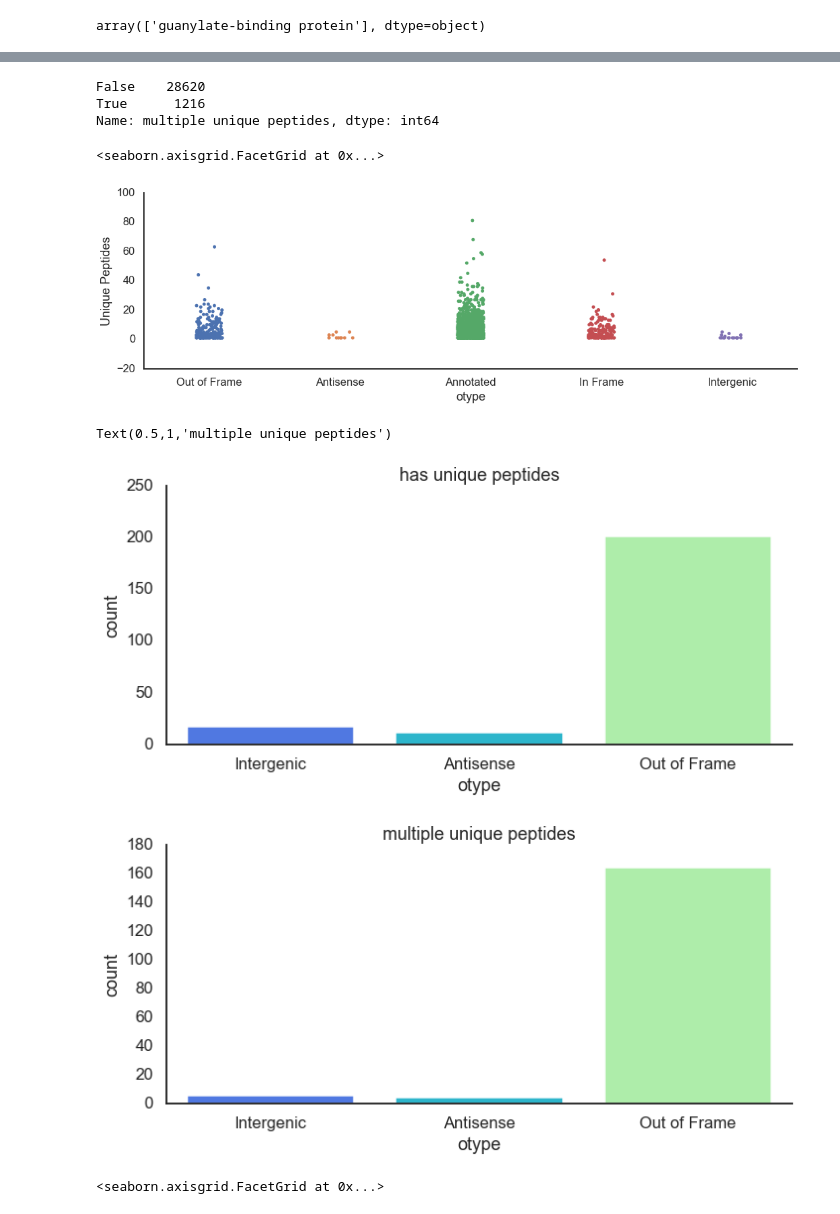
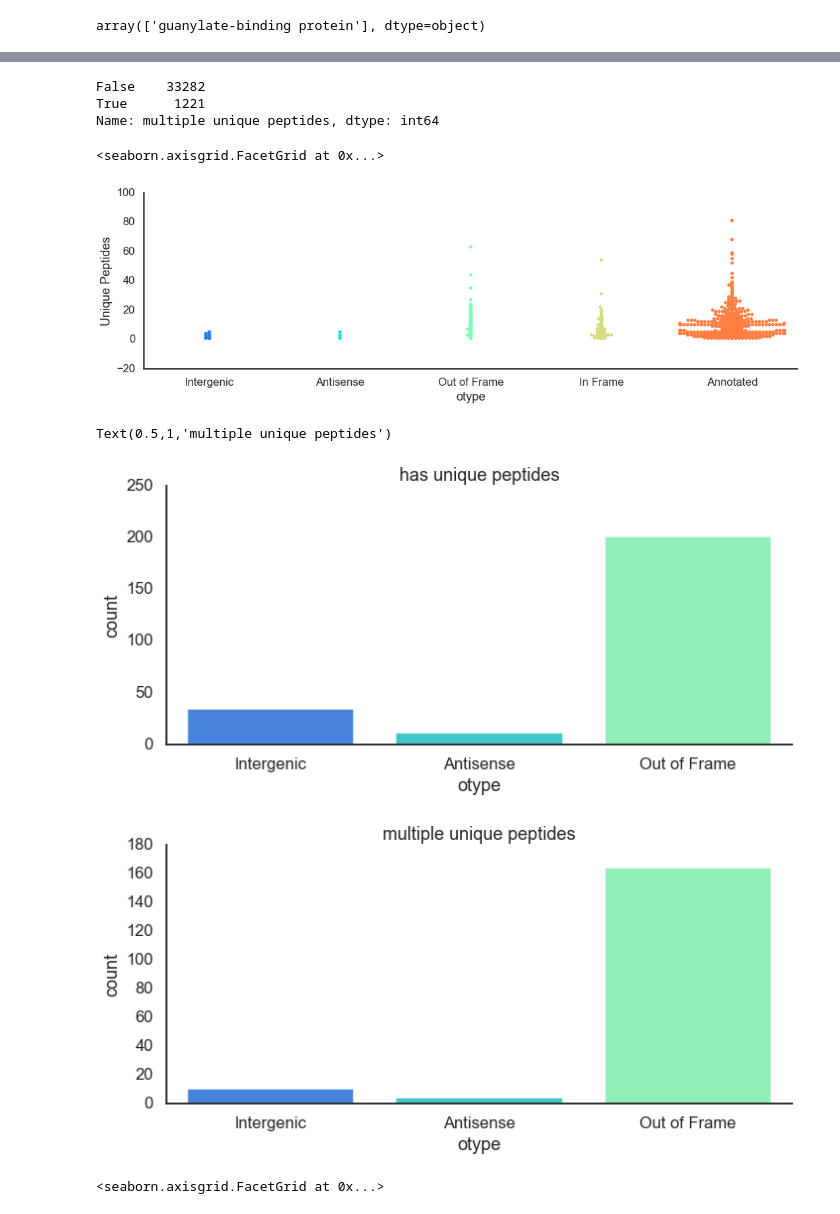
Before and after one commit to wosnat/sep, a Jupyter notebook: mit9313 - ISME2016 - proteome.ipynb, the cells around one changed output, grey strips where cells are left out. Saved outputs shown, nothing was run; the diff lists cells and outputs as text; code cells hidden in the pictures.

```diff
--- a/mit9313 - ISME2016 - proteome.ipynb
+++ b/mit9313 - ISME2016 - proteome.ipynb
@@ -49,6 +49,6 @@ classify ORFs into:
 * extending gene
 * outside of gene (independent/operon?)
 # %%
-oorder = ['Intergenic', 'Antisense', 'In Frame', 'Out of Frame', 'Annotated', ]
-opalette = sns.color_palette("rainbow", 6).as_hex()
-del opalette[4]
+oorder = ['Intergenic', 'Antisense', 'Out of Frame','In Frame',  'Annotated', ]
+opalette = sns.color_palette("rainbow", 5).as_hex()
+#del opalette[4]
@@ -106,3 +169,19 @@ Name: family, dtype: int64
+# %%
+# ProcAs.2	s	2	NP_894719	33863159	969887	970183	+	PMT0887	567999
+# ProcAs.1	s	1	NP_895437	33863877	1710816	1711142	+	PMT1610	568734
+# ProcA4.4	4	4	NP_894754	33863194	1004342	1004653	-	PMT0922	568035
+# CCRG1: PMT0971 1049007	1049402
+# CCRG1: PMT0885 968520	968768
+# CCRG2 1005678	1005340	-	PMT0923
+# CCRG2 1010507	1010169	-	PMT0928
+# CCRG2 2238151	2237804	-	PMT2125
+
+
+genome_df.loc[(genome_df.start >= 1049000) & (genome_df.stop <= 1049402), 'family'] = 'CCRG-1'
+genome_df.loc[(genome_df.start >= 968510) & (genome_df.stop <= 968780), 'family'] = 'CCRG-1'
+genome_df.loc[(genome_df.start >= 1005320) & (genome_df.stop <= 1005700), 'family'] = 'CCRG-2'
+genome_df.loc[(genome_df.start >= 1010150) & (genome_df.stop <= 1010520), 'family'] = 'CCRG-2'
+genome_df.loc[(genome_df.start >= 2237800) & (genome_df.stop <= 2238160), 'family'] = 'CCRG-2'
 # %%
 genome_df.groupby(['family', 'function'])['contig_id', 'Gene'].count()
 # %% [output]
@@ -167,0 +242,4 @@ df.head()
+# %%
+df.loc[:,'merge_location'] = df['location']
+df.loc[df['location'].isna(), 'merge_location'] = df.loc[df['location'].isna(), 'overlap_location']
+df1 = pd.merge(df, genome_df, how='left', left_on='merge_location', right_on='location', suffixes=['', '_overlap'])
@@ -198,5 +296,5 @@ pdf.head()
 | 3 | lcl | unnamed protein product - [ORF828... | 374.565 | 58.82 | 1 | 9 | 9 | 73 | ... |
 | 4 | lcl | unnamed protein product - [ORF171... | 4179.86 | 90.99 | 1 | 59 | 61 | 851 | ... |
 # %%
-merge_df = pd.merge(df, pdf, how='left', on='orfid', suffixes=['','_p'])
+merge_df = pd.merge(df1, pdf, how='left', on='orfid', suffixes=['','_p'])
 # %%
@@ -223,27 +332,27 @@ merge_df['has unique peptides'] = merge_df['Unique Peptides'] > 0
 # %%
 merge_df['multiple unique peptides'].value_counts()
 # %% [output]
-False    28620
-True      1216
+False    33282
+True      1221
 Name: multiple unique peptides, dtype: int64
 # %%
-sns.catplot(data=merge_df, x='otype', y='Unique Peptides', aspect=3)
+sns.catplot(data=merge_df, x='otype', y='Unique Peptides', aspect=3, kind='swarm', order=oorder, palette=opalette)
 # %% [output]
 <seaborn.axisgrid.FacetGrid at 0x...>
-[figure, old version]
+[figure, new version]
 # %%
 sns.catplot(data=merge_df.loc[merge_df['has unique peptides'] & ~merge_df.otype.isin(['Annotated', 'In Frame'])],
-            order=oorder[0:2] + [oorder[3]], palette=opalette[0:2] + [opalette[3]],
+            order=oorder[0:3], palette=opalette[0:3],
             x='otype', kind='count',  aspect=2)
 plt.title('has unique peptides')
 sns.catplot(data=merge_df.loc[merge_df['multiple unique peptides'] & ~merge_df.otype.isin(['Annotated', 'In Frame'])],
-            order=oorder[0:2] + [oorder[3]], palette=opalette[0:2] + [opalette[3]],
+            order=oorder[0:3], palette=opalette[0:3],
             x='otype', kind='count',  aspect=2)
 plt.title('multiple unique peptides')
 # %% [output]
 Text(0.5,1,'multiple unique peptides')
-[figure, old version]
+[figure, new version]
-[figure, old version]
+[figure, new version]
 # %%
 sns.relplot(data=merge_df.loc[merge_df['has unique peptides'] & ~merge_df.otype.isin(['Annotated', 'In Frame'])],
             hue='otype', x='Unique Peptides', y='Coverage', s=50)
```
Also changed, not shown: parts of 81 cells of this notebook, 9 other files.
